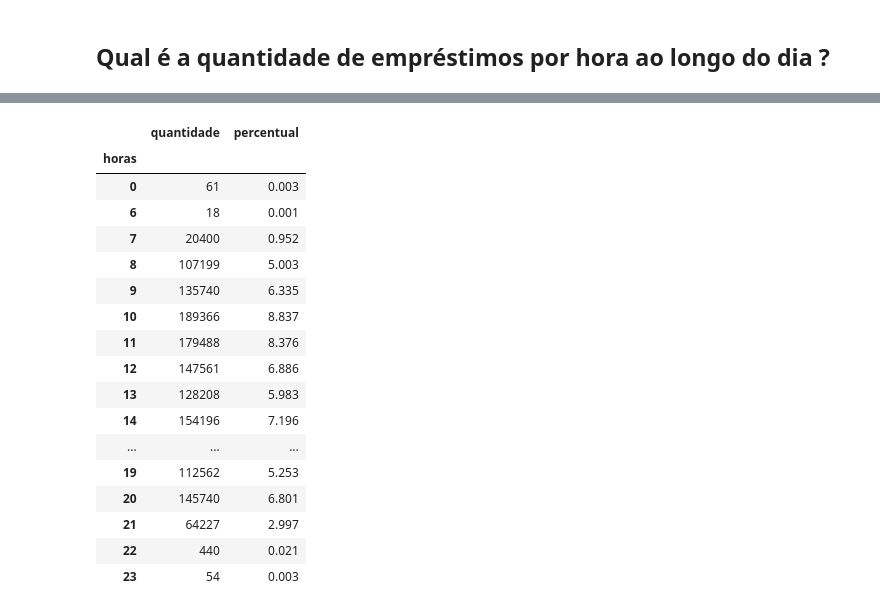
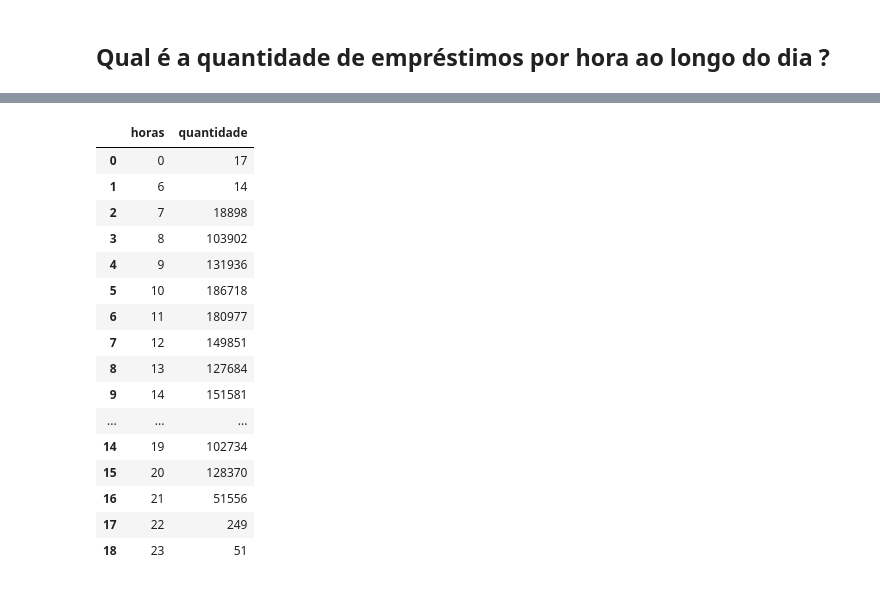
Before and after one commit to FranciscoFoz/7_Days_of_Code_Alura-Python-Pandas, a Jupyter notebook: Dia_3-Explorando_o_Datetime_dos_dados/Dia_3_Explorando_o_Datetime_dos_dados.ipynb, the cells around one changed output, grey strips where cells are left out. Cells and saved outputs as stored; diff of their text form; code cells hidden in the pictures.

```diff
--- a/Dia_3-Explorando_o_Datetime_dos_dados/Dia_3_Explorando_o_Datetime_dos_dados.ipynb
+++ b/Dia_3-Explorando_o_Datetime_dos_dados/Dia_3_Explorando_o_Datetime_dos_dados.ipynb
@@ -28,0 +9,22 @@ dados_2020_1 = pd.read_csv('https://dados.ufrn.br/dataset/1e596793-1ac3-4b59-9ae
+# %%
+dados_2010_1 = pd.read_csv('https://github.com/FranciscoFoz/7_Days_of_Code_Alura-Python-Pandas/blob/main/Dia_1-Importando_dados/Datasets/dados_emprestimos/emprestimos-20101.csv?raw=true')
+dados_2010_2 = pd.read_csv('https://github.com/FranciscoFoz/7_Days_of_Code_Alura-Python-Pandas/blob/main/Dia_1-Importando_dados/Datasets/dados_emprestimos/emprestimos-20102.csv?raw=true')
+dados_2011_1 = pd.read_csv('https://github.com/FranciscoFoz/7_Days_of_Code_Alura-Python-Pandas/blob/main/Dia_1-Importando_dados/Datasets/dados_emprestimos/emprestimos-20111.csv?raw=true')
+dados_2011_2 = pd.read_csv('https://github.com/FranciscoFoz/7_Days_of_Code_Alura-Python-Pandas/blob/main/Dia_1-Importando_dados/Datasets/dados_emprestimos/emprestimos-20112.csv?raw=true')
+dados_2012_1 = pd.read_csv('https://github.com/FranciscoFoz/7_Days_of_Code_Alura-Python-Pandas/blob/main/Dia_1-Importando_dados/Datasets/dados_emprestimos/emprestimos-20121.csv?raw=true')
+dados_2012_2 = pd.read_csv('https://github.com/FranciscoFoz/7_Days_of_Code_Alura-Python-Pandas/blob/main/Dia_1-Importando_dados/Datasets/dados_emprestimos/emprestimos-20122.csv?raw=true')
+dados_2013_1 = pd.read_csv('https://github.com/FranciscoFoz/7_Days_of_Code_Alura-Python-Pandas/blob/main/Dia_1-Importando_dados/Datasets/dados_emprestimos/emprestimos-20131.csv?raw=true')
+dados_2013_2 = pd.read_csv('https://github.com/FranciscoFoz/7_Days_of_Code_Alura-Python-Pandas/blob/main/Dia_1-Importando_dados/Datasets/dados_emprestimos/emprestimos-20132.csv?raw=true')
+dados_2014_1 = pd.read_csv('https://github.com/FranciscoFoz/7_Days_of_Code_Alura-Python-Pandas/blob/main/Dia_1-Importando_dados/Datasets/dados_emprestimos/emprestimos-20141.csv?raw=true')
+dados_2014_2 = pd.read_csv('https://github.com/FranciscoFoz/7_Days_of_Code_Alura-Python-Pandas/blob/main/Dia_1-Importando_dados/Datasets/dados_emprestimos/emprestimos-20142.csv?raw=true')
+dados_2015_1 = pd.read_csv('https://github.com/FranciscoFoz/7_Days_of_Code_Alura-Python-Pandas/blob/main/Dia_1-Importando_dados/Datasets/dados_emprestimos/emprestimos-20151.csv?raw=true')
+dados_2015_2 = pd.read_csv('https://github.com/FranciscoFoz/7_Days_of_Code_Alura-Python-Pandas/blob/main/Dia_1-Importando_dados/Datasets/dados_emprestimos/emprestimos-20152.csv?raw=true')
+dados_2016_1 = pd.read_csv('https://github.com/FranciscoFoz/7_Days_of_Code_Alura-Python-Pandas/blob/main/Dia_1-Importando_dados/Datasets/dados_emprestimos/emprestimos-20161.csv?raw=true')
+dados_2016_2 = pd.read_csv('https://github.com/FranciscoFoz/7_Days_of_Code_Alura-Python-Pandas/blob/main/Dia_1-Importando_dados/Datasets/dados_emprestimos/emprestimos-20162.csv?raw=true')
+dados_2017_1 = pd.read_csv('https://github.com/FranciscoFoz/7_Days_of_Code_Alura-Python-Pandas/blob/main/Dia_1-Importando_dados/Datasets/dados_emprestimos/emprestimos-20171.csv?raw=true')
+dados_2017_2 = pd.read_csv('https://github.com/FranciscoFoz/7_Days_of_Code_Alura-Python-Pandas/blob/main/Dia_1-Importando_dados/Datasets/dados_emprestimos/emprestimos-20172.csv?raw=true')
+dados_2018_1 = pd.read_csv('https://github.com/FranciscoFoz/7_Days_of_Code_Alura-Python-Pandas/blob/main/Dia_1-Importando_dados/Datasets/dados_emprestimos/emprestimos-20181.csv?raw=true')
+dados_2018_2 = pd.read_csv('https://github.com/FranciscoFoz/7_Days_of_Code_Alura-Python-Pandas/blob/main/Dia_1-Importando_dados/Datasets/dados_emprestimos/emprestimos-20182.csv?raw=true')
+dados_2019_1 = pd.read_csv('https://github.com/FranciscoFoz/7_Days_of_Code_Alura-Python-Pandas/blob/main/Dia_1-Importando_dados/Datasets/dados_emprestimos/emprestimos-20191.csv?raw=true')
+dados_2019_2 = pd.read_csv('https://github.com/FranciscoFoz/7_Days_of_Code_Alura-Python-Pandas/blob/main/Dia_1-Importando_dados/Datasets/dados_emprestimos/emprestimos-20192.csv?raw=true')
+dados_2020_1 = pd.read_csv('https://github.com/FranciscoFoz/7_Days_of_Code_Alura-Python-Pandas/blob/main/Dia_1-Importando_dados/Datasets/dados_emprestimos/emprestimos-20201.csv?raw=true')
@@ -91,0 +120,3 @@ dados_exemplares
+# %%
+emprestimos_completo = emprestimos_biblioteca.merge(dados_exemplares)
+emprestimos_completo
@@ -128,3 +140,0 @@ dados_exemplares
-# %%
-emprestimos_completo = emprestimos_biblioteca.merge(dados_exemplares,'left')
-emprestimos_completo
@@ -145,3 +140,0 @@ emprestimos_completo
-# %%
-emprestimos_completo = emprestimos_completo.drop(columns=['nome_usuario','registro_sistema'])
-emprestimos_completo
@@ -486,24 +411,23 @@ Name: data, Length: 2139189, dtype: datetime64[ns]
 # %%
 emprestimos_por_hora = emprestimos_data.groupby(by=emprestimos_data.data.dt.hour).sum()
-emprestimos_por_hora.index.names = ['horas']
-emprestimos_por_hora['percentual'] = round((emprestimos_por_hora.quantidade / emprestimos_por_hora.quantidade.sum()) * 100, 3)
+emprestimos_por_hora.index.name = 'horas'
+emprestimos_por_hora = emprestimos_por_hora.reset_index()
 emprestimos_por_hora
 # %% [output]
-|  | quantidade | percentual |
-| horas |  |  |
-| 0 | 61 | 0.003 |
-| 6 | 18 | 0.001 |
-| 7 | 20400 | 0.952 |
-| 8 | 107199 | 5.003 |
-| 9 | 135740 | 6.335 |
-| 10 | 189366 | 8.837 |
-| 11 | 179488 | 8.376 |
-| 12 | 147561 | 6.886 |
-| 13 | 128208 | 5.983 |
-| 14 | 154196 | 7.196 |
+|  | horas | quantidade |
+| 0 | 0 | 17 |
+| 1 | 6 | 14 |
+| 2 | 7 | 18898 |
+| 3 | 8 | 103902 |
+| 4 | 9 | 131936 |
+| 5 | 10 | 186718 |
+| 6 | 11 | 180977 |
+| 7 | 12 | 149851 |
+| 8 | 13 | 127684 |
+| 9 | 14 | 151581 |
 | ... | ... | ... |
-| 19 | 112562 | 5.253 |
-| 20 | 145740 | 6.801 |
-| 21 | 64227 | 2.997 |
-| 22 | 440 | 0.021 |
-| 23 | 54 | 0.003 |
+| 14 | 19 | 102734 |
+| 15 | 20 | 128370 |
+| 16 | 21 | 51556 |
+| 17 | 22 | 249 |
+| 18 | 23 | 51 |
```
Also changed, not shown: parts of 64 cells of this notebook.
